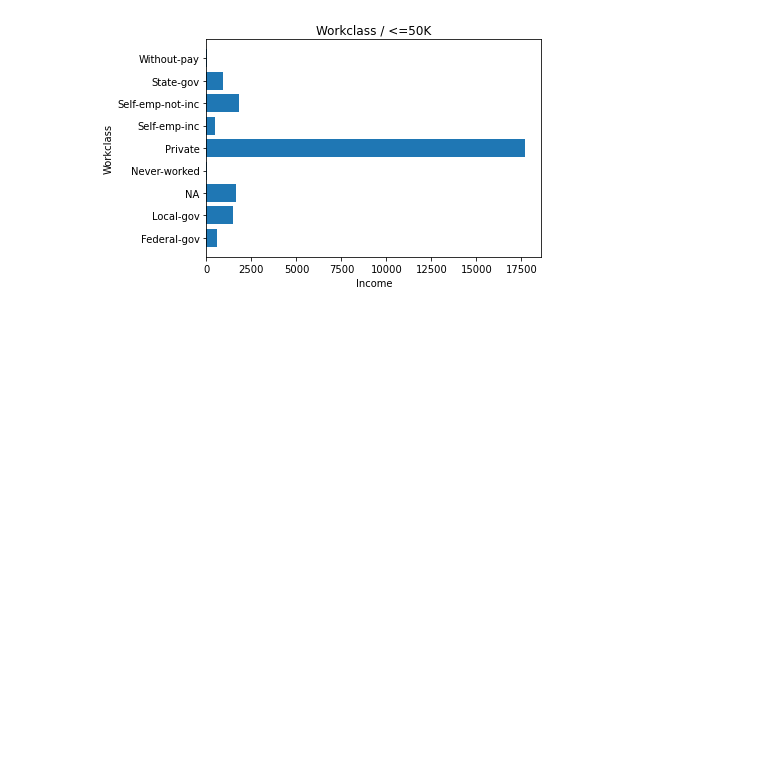
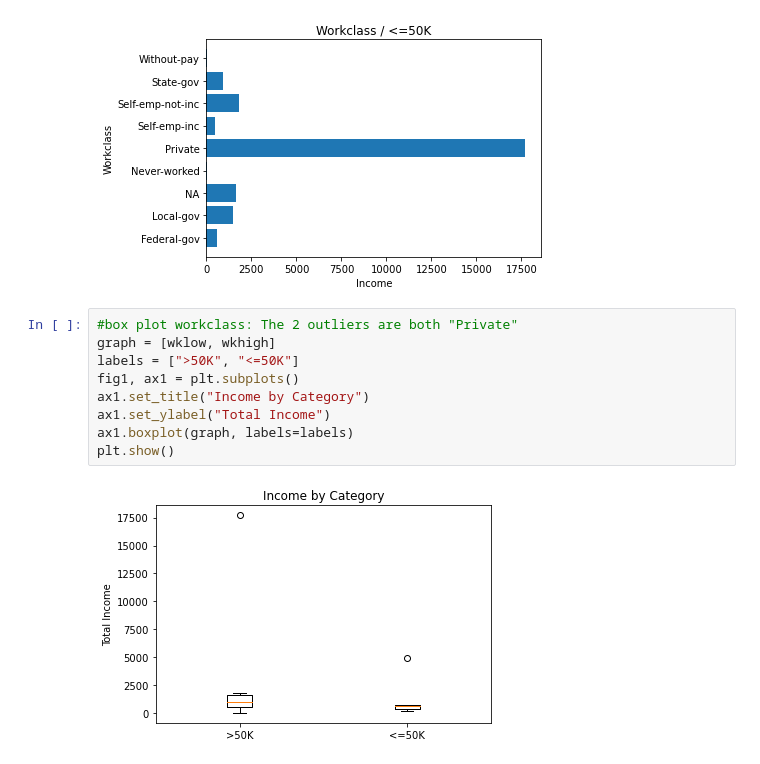
Before and after one commit to markerickson314/project-one, a Jupyter notebook: Katrice.ipynb, the cells around one changed output. Drawn from its saved outputs; the diff is of its cells as text; blank space fills up the shorter version.

Commit message:
updated with additional workclass details

```diff
--- a/Katrice.ipynb
+++ b/Katrice.ipynb
@@ -290,3 +229,14 @@ plt.title("Workclass / <=50K")
 plt.show()
 # %% [output]
 [figure]
+# %%
+#box plot workclass: The 2 outliers are both "Private"
+graph = [wklow, wkhigh]
+labels = [">50K", "<=50K"]
+fig1, ax1 = plt.subplots()
+ax1.set_title("Income by Category")
+ax1.set_ylabel("Total Income")
+ax1.boxplot(graph, labels=labels)
+plt.show()
+# %% [output]
+[figure, added]
```
Also changed, not shown: parts of 12 cells of this notebook, 1 other file.
